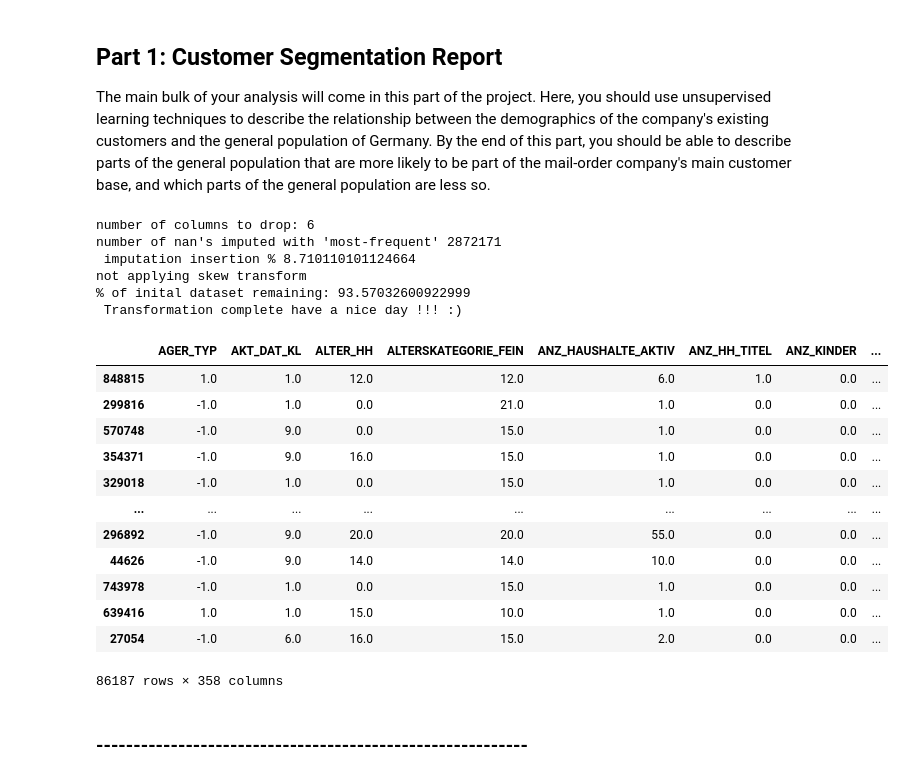
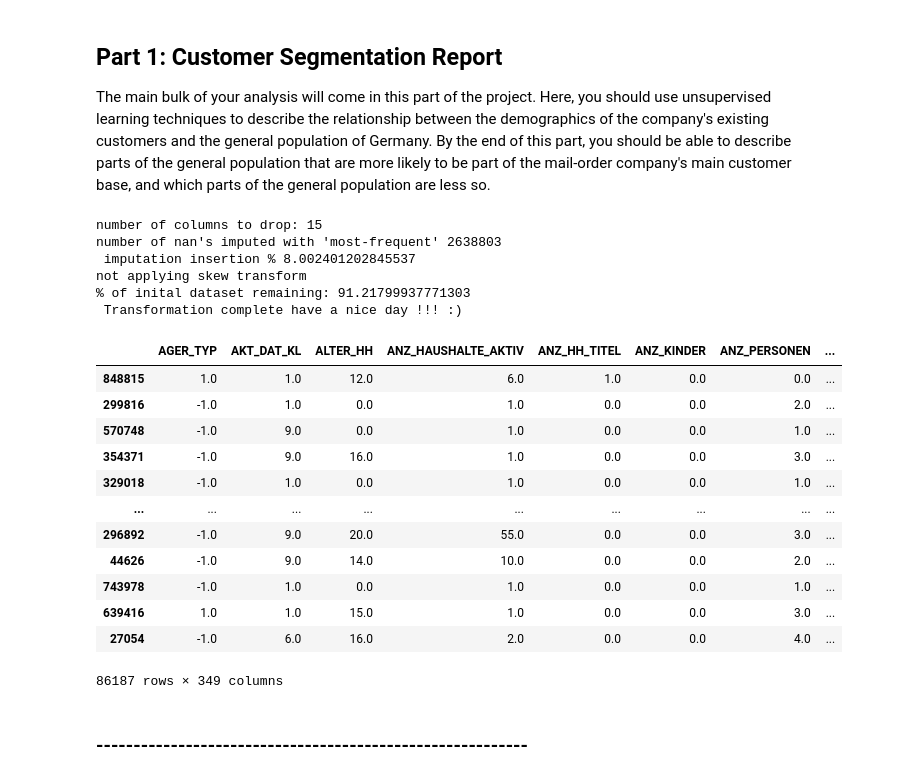
Before and after one commit to john77R/Udacity_Arvato, a Jupyter notebook: Identify_Customer_Segments.ipynb, the cells around one changed output. Cells and saved outputs as stored; diff of their text form; code cells hidden in the pictures.

```diff
--- a/Identify_Customer_Segments.ipynb
+++ b/Identify_Customer_Segments.ipynb
@@ -647,29 +647,29 @@ def transformer(df,std,treshold,imp_level,skew_switch):
 
 The main bulk of your analysis will come in this part of the project. Here, you should use unsupervised learning techniques to describe the relationship between the demographics of the company's existing customers and the general population of Germany. By the end of this part, you should be able to describe parts of the general population that are more likely to be part of the mail-order company's main customer base, and which parts of the general population are less so.
 # %%
-azdias_processed = transformer(azdias_short_df,9,30,0,1)
+azdias_processed = transformer(azdias_short_df,9,20,0,1)
 #test = pd.DataFrame(test)
 azdias_processed
 # %% [output]
-number of columns to drop: 6
-number of nan's imputed with 'most-frequent' 2872171
- imputation insertion % 8.710110101124664
+number of columns to drop: 15
+number of nan's imputed with 'most-frequent' 2638803
+ imputation insertion % 8.002401202845537
 not applying skew transform
-% of inital dataset remaining: 93.57032600922999
+% of inital dataset remaining: 91.21799937771303
  Transformation complete have a nice day !!! :)
-|  | AGER_TYP | AKT_DAT_KL | ALTER_HH | ALTERSKATEGORIE_FEIN | ANZ_HAUSHALTE_AKTIV | ANZ_HH_TITEL | ANZ_KINDER | ... |
-| 848815 | 1.0 | 1.0 | 12.0 | 12.0 | 6.0 | 1.0 | 0.0 | ... |
-| 299816 | -1.0 | 1.0 | 0.0 | 21.0 | 1.0 | 0.0 | 0.0 | ... |
-| 570748 | -1.0 | 9.0 | 0.0 | 15.0 | 1.0 | 0.0 | 0.0 | ... |
-| 354371 | -1.0 | 9.0 | 16.0 | 15.0 | 1.0 | 0.0 | 0.0 | ... |
-| 329018 | -1.0 | 1.0 | 0.0 | 15.0 | 1.0 | 0.0 | 0.0 | ... |
+|  | AGER_TYP | AKT_DAT_KL | ALTER_HH | ANZ_HAUSHALTE_AKTIV | ANZ_HH_TITEL | ANZ_KINDER | ANZ_PERSONEN | ... |
+| 848815 | 1.0 | 1.0 | 12.0 | 6.0 | 1.0 | 0.0 | 0.0 | ... |
+| 299816 | -1.0 | 1.0 | 0.0 | 1.0 | 0.0 | 0.0 | 2.0 | ... |
+| 570748 | -1.0 | 9.0 | 0.0 | 1.0 | 0.0 | 0.0 | 1.0 | ... |
+| 354371 | -1.0 | 9.0 | 16.0 | 1.0 | 0.0 | 0.0 | 3.0 | ... |
+| 329018 | -1.0 | 1.0 | 0.0 | 1.0 | 0.0 | 0.0 | 1.0 | ... |
 | ... | ... | ... | ... | ... | ... | ... | ... | ... |
-| 296892 | -1.0 | 9.0 | 20.0 | 20.0 | 55.0 | 0.0 | 0.0 | ... |
-| 44626 | -1.0 | 9.0 | 14.0 | 14.0 | 10.0 | 0.0 | 0.0 | ... |
-| 743978 | -1.0 | 1.0 | 0.0 | 15.0 | 1.0 | 0.0 | 0.0 | ... |
-| 639416 | 1.0 | 1.0 | 15.0 | 10.0 | 1.0 | 0.0 | 0.0 | ... |
-| 27054 | -1.0 | 6.0 | 16.0 | 15.0 | 2.0 | 0.0 | 0.0 | ... |
+| 296892 | -1.0 | 9.0 | 20.0 | 55.0 | 0.0 | 0.0 | 3.0 | ... |
+| 44626 | -1.0 | 9.0 | 14.0 | 10.0 | 0.0 | 0.0 | 2.0 | ... |
+| 743978 | -1.0 | 1.0 | 0.0 | 1.0 | 0.0 | 0.0 | 1.0 | ... |
+| 639416 | 1.0 | 1.0 | 15.0 | 1.0 | 0.0 | 0.0 | 3.0 | ... |
+| 27054 | -1.0 | 6.0 | 16.0 | 2.0 | 0.0 | 0.0 | 4.0 | ... |
-86187 rows × 358 columns
+86187 rows × 349 columns
 # %% [markdown]
 ### ----------------------------------------------------------
 # %%
```
Also changed, not shown: parts of 4 cells of this notebook.
